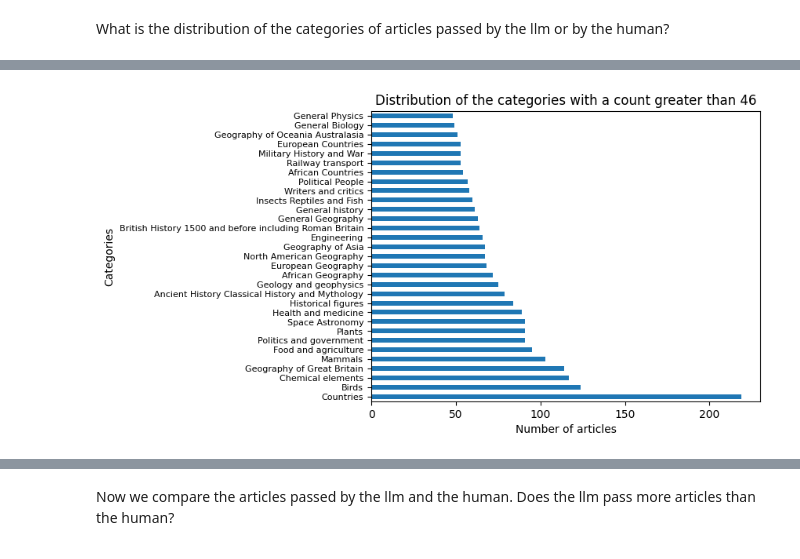
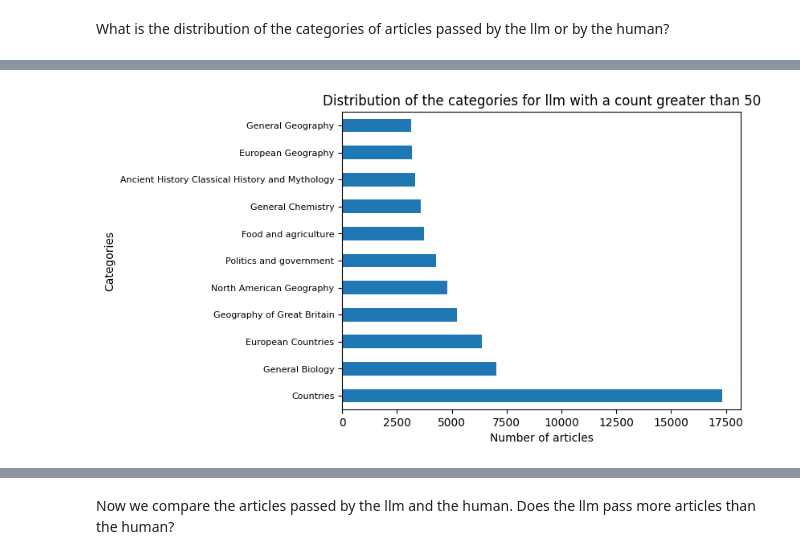
Before and after one commit to epfl-ada/ada-2024-project-adaspeedia, a Jupyter notebook: questions.ipynb, the cells around one changed output, grey strips where cells are left out. Drawn from its saved outputs; the diff is of its cells as text; code cells hidden in the pictures.

```diff
--- a/questions.ipynb
+++ b/questions.ipynb
@@ -351,12 +401,12 @@ categories_count.quantile(0.75)
 # %%
 # make the category names more readable
-categories_count.index = categories_count.index.str.split('.').map(lambda x: x[-1]).str.replace('_', ' ')
-# plot the distribution of the categories with a count greater than 46
-categories_count[categories_count > 46].plot(kind='barh')
-plt.title('Distribution of the categories with a count greater than 46')
+categories_count_llm.index = categories_count_llm.index.str.split('.').map(lambda x: x[-1]).str.replace('_', ' ')
+# plot the distribution of the categories with a count greater than 3000
+categories_count_llm[categories_count_llm > 3000].plot(kind='barh')
+plt.title('Distribution of the categories for llm with a count greater than 50')
 plt.ylabel('Categories')
 plt.xlabel('Number of articles')
 plt.yticks(fontsize=8)
 plt.show()
 # %% [output]
-[figure, old version]
+[figure, new version]
```
Also changed, not shown: parts of 13 cells of this notebook.
